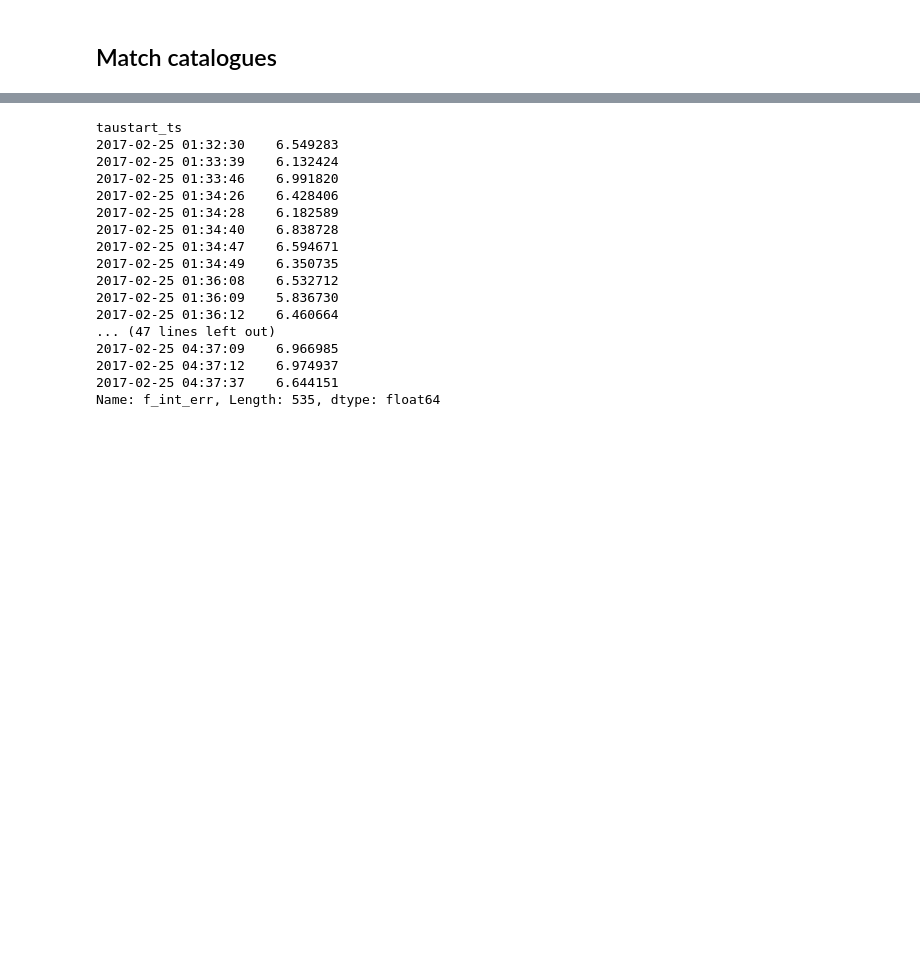
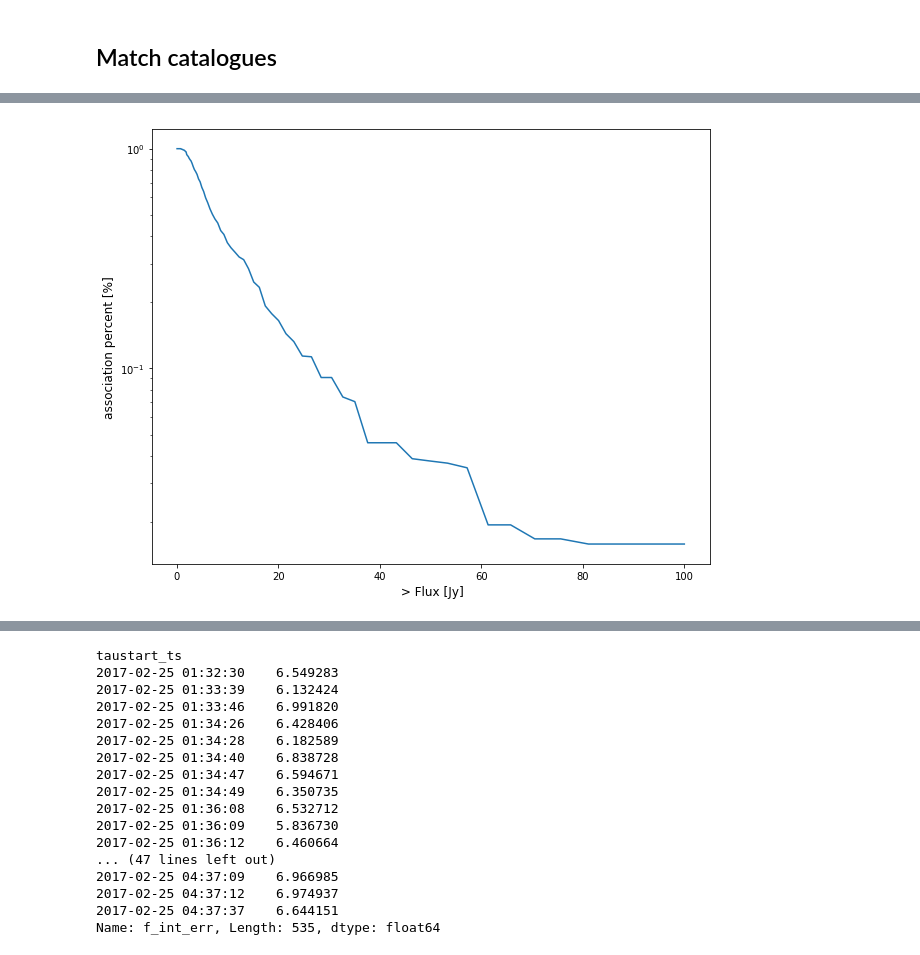
Before and after one commit to shulevski/scratchpad, a Jupyter notebook: notebooks/transients_wTraP.ipynb, the cells around one changed output, grey strips where cells are left out. Saved outputs shown, nothing was run; the diff lists cells and outputs as text; code cells hidden in the pictures; blank space fills up the shorter version.

```diff
--- a/notebooks/transients_wTraP.ipynb
+++ b/notebooks/transients_wTraP.ipynb
@@ -446,0 +568,36 @@ np.unique(data[data.band ==1].wm_ra, return_index=True)
+# %%
+thresh = 1000
+radius = 1.
+
+n_assoc = []
+
+for thresh in np.logspace(2,5,100):
+
+    base_coord = SkyCoord(ra=(base.ra*u.degree).values, dec=(base.decl*u.degree).values)
+
+    tgss_coord = SkyCoord(ra=(tgss[tgss.Total_flux > thresh].RA*u.degree).values,
+                           dec=(tgss[tgss.Total_flux > thresh].DEC*u.degree).values)
+
+    idx, d2d, d3d = base_coord.match_to_catalog_sky(tgss_coord)
+
+
+
+#     plt.figure(figsize=(24,14))
+
+#     plt.plot(base.ra,base.decl,".")
+#     plt.scatter(tgss[tgss.Total_flux > thresh].iloc[idx[d2d.deg < radius]].RA,
+#                 tgss[tgss.Total_flux > thresh].iloc[idx[d2d.deg < radius]].DEC,
+#                 s=100,facecolor='none', edgecolor="k")
+
+#     plt.ylim([0,90])
+#     print thresh, len(idx[d2d.deg < radius])
+#     base[d2d.deg > radius]
+    n_assoc.append(len(idx[d2d.deg < radius]))
+# %%
+plt.figure(figsize=(10,8))
+plt.plot(np.logspace(2,5,100)/1000,np.array(n_assoc)/1133. )
+plt.xlabel(" > Flux [Jy]")
+plt.ylabel("association percent [%]")
+plt.yscale("log")
+# %% [output]
+[figure, added]
```
Also changed, not shown: parts of 42 cells of this notebook.
